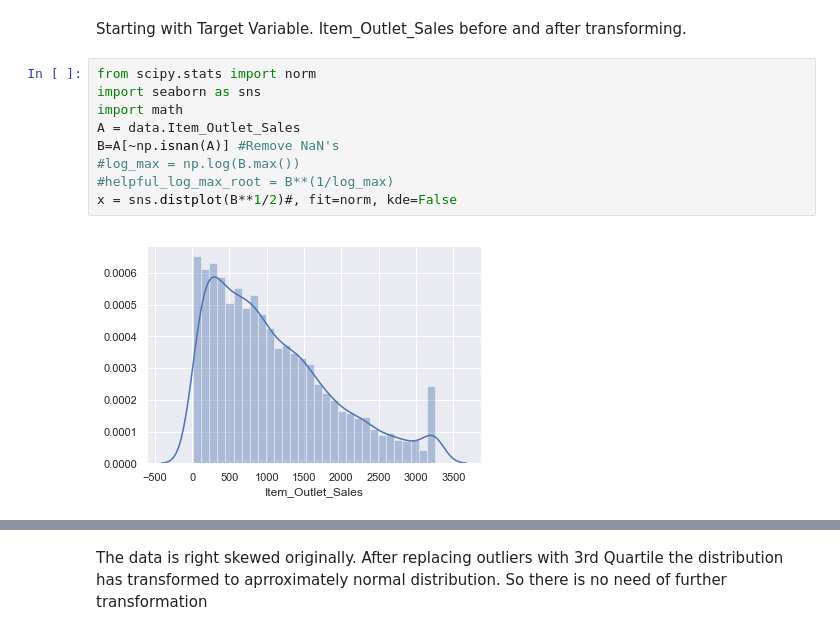
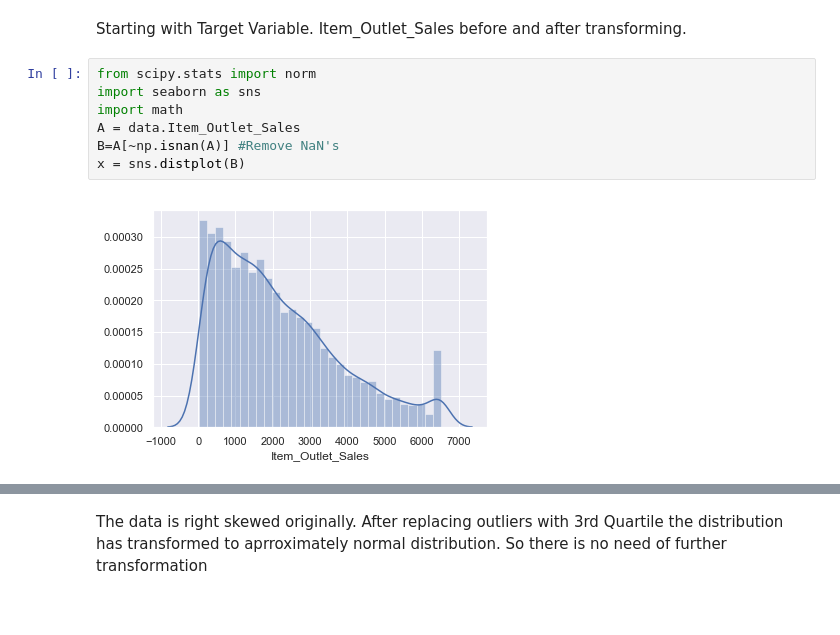
Before and after one commit to ysnvatsal/DataScience, a Jupyter notebook: Complete EDA_Bigmart_With_Code.ipynb, the cells around one changed output, grey strips where cells are left out. Drawn from its saved outputs; the diff is of its cells as text.

```diff
--- a/Complete EDA_Bigmart_With_Code.ipynb
+++ b/Complete EDA_Bigmart_With_Code.ipynb
@@ -802,11 +797,9 @@ Starting with Target Variable. Item_Outlet_Sales before and after transforming.
 # %%
 from scipy.stats import norm
 import seaborn as sns
 import math
 A = data.Item_Outlet_Sales
 B=A[~np.isnan(A)] #Remove NaN's
-#log_max = np.log(B.max())
-#helpful_log_max_root = B**(1/log_max)
-x = sns.distplot(B**1/2)#, fit=norm, kde=False
+x = sns.distplot(B)
 # %% [output]
-[figure, old version]
+[figure, new version]
```
Also changed, not shown: parts of 86 cells of this notebook.
